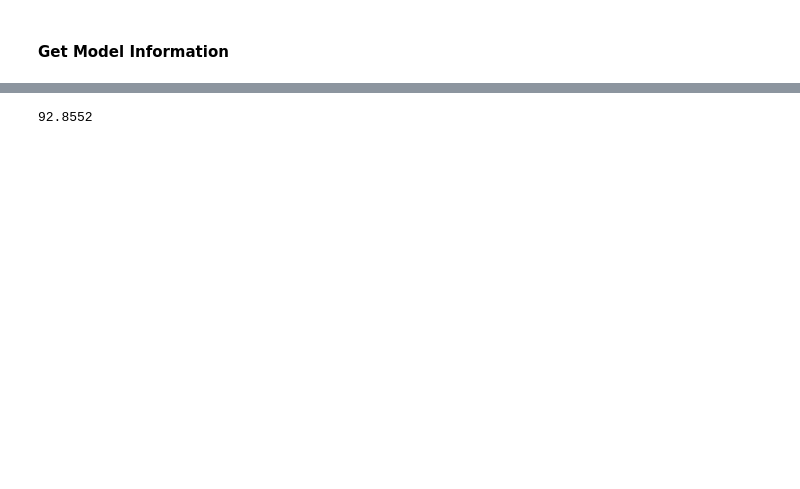
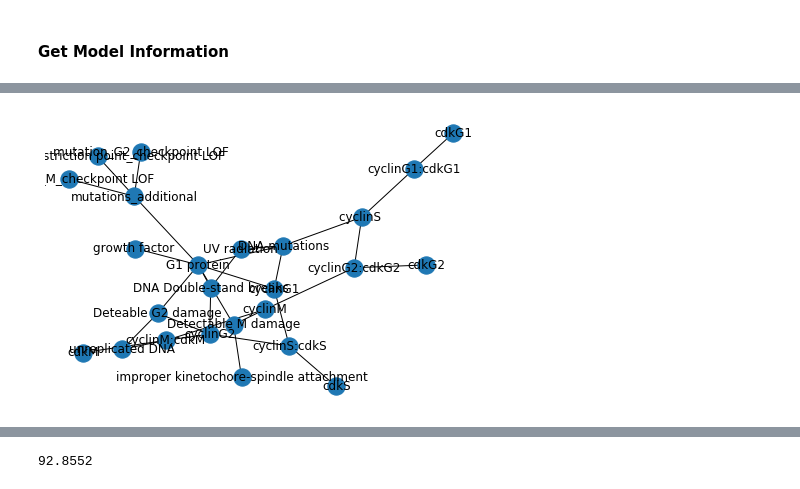
Before and after one commit to cellcollective/ccapi, a Jupyter notebook: notebooks/Example.ipynb, the cells around one changed output, grey strips where cells are left out. Saved outputs shown, nothing was run; the diff lists cells and outputs as text; code cells hidden in the pictures; blank space fills up the shorter version.

```diff
--- a/notebooks/Example.ipynb
+++ b/notebooks/Example.ipynb
@@ -170,5 +170,7 @@ tabulate_resources(model.species)
 # %%
-model.draw()
+model.draw(labels = True)
+# %% [output]
+[figure, added]
 # %%
 model = client.read("sample.sbml")
 # %% [output]
```
Also changed, not shown: parts of 13 cells of this notebook, 1 other file.
